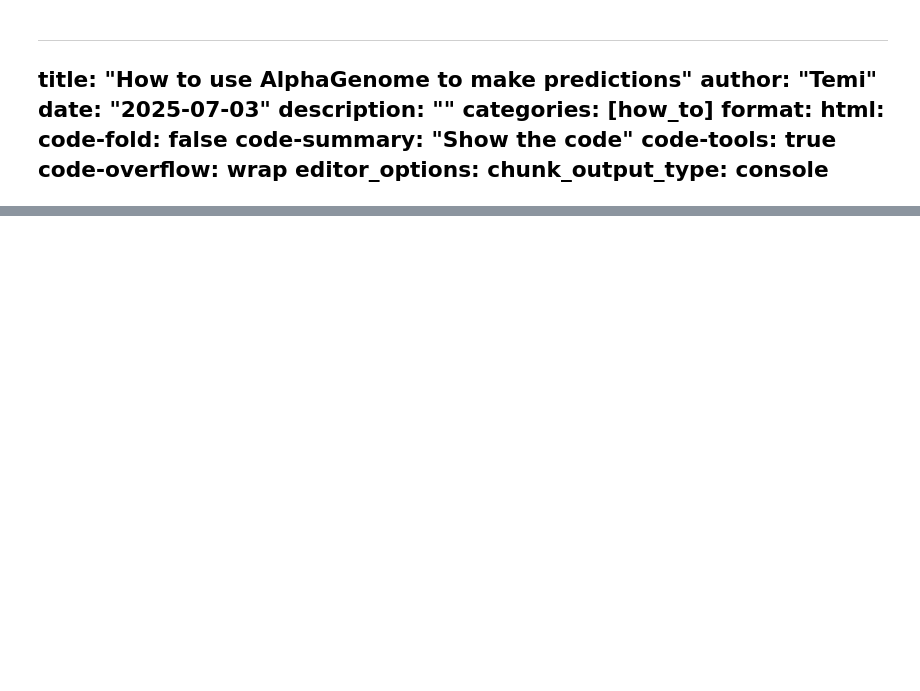
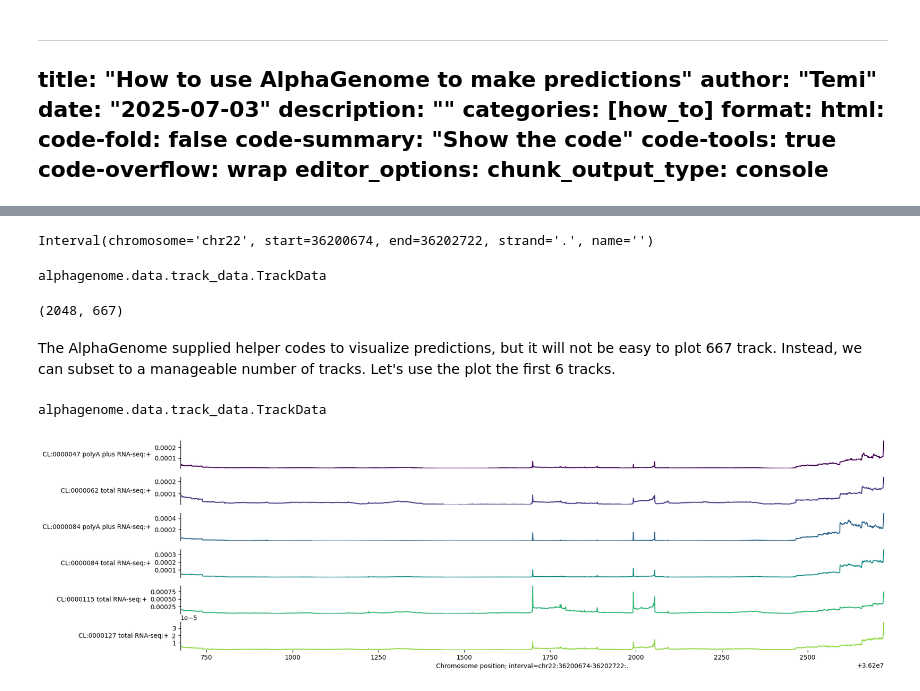
Before and after one commit to hakyimlab/web-lab-notes-quarto, a Jupyter notebook: post/2025-07-03-intro-to-alphagenome/index.ipynb, the cells around one changed output, grey strips where cells are left out. Cells and saved outputs as stored; diff of their text form; code cells hidden in the pictures; blank space fills up the shorter version.

Commit message:
updated alphagenome post

```diff
--- a/post/2025-07-03-intro-to-alphagenome/index.ipynb
+++ b/post/2025-07-03-intro-to-alphagenome/index.ipynb
@@ -535,0 +50,5 @@ That's it for the quick start guide. To dive in further, check out our [other tu
+# %%
+# use your api key here to get the model
+API_KEY = '<< insert your API key here' #AIzaSyB1t8L2Pt1ifgRB0pw8Iu_F41TLM50ohvE'
+# get the model
+alphagenome_model = dna_client.create(API_KEY)
@@ -535,0 +201,50 @@ That's it for the quick start guide. To dive in further, check out our [other tu
+# %%
+small_interval = genome.Interval('chr22', 36_150_498, 36_252_898).resize(
+    dna_client.SEQUENCE_LENGTH_2KB
+)
+small_interval
+# %% [output]
+Interval(chromosome='chr22', start=36200674, end=36202722, strand='.', name='')
+# %%
+# we will request for just the RNA_SEQ track
+# note that we use a different function here: predict_interval
+
+predictions_small_interval = alphagenome_model.predict_interval(
+    interval = small_interval,
+    requested_outputs=[dna_client.OutputType.RNA_SEQ],
+     ontology_terms=[]
+)
+
+rna_seq_predictions = predictions_small_interval.rna_seq
+type(rna_seq_predictions)
+# %% [output]
+alphagenome.data.track_data.TrackData
+# %%
+# how many tracks are there
+rna_seq_predictions.values.shape
+# %% [output]
+(2048, 667)
+# %% [markdown]
+The AlphaGenome supplied helper codes to visualize predictions, but it will not be easy to plot 667 track. Instead, we can subset to a manageable number of tracks. Let's use the plot the first 6 tracks.
+# %%
+# the argument here is a set of conditions of what tracks to return, here the first 6 tracks are True and the rest are False
+
+filtered_rna_seq_predictions = rna_seq_predictions.filter_tracks(
+    [True, True, True, True, True, True] + [False] * (rna_seq_predictions.values.shape[1] - 6)
+)
+type(filtered_rna_seq_predictions)
+# %% [output]
+alphagenome.data.track_data.TrackData
+# %%
+# then we can visualize these tracks
+plot_components.plot(
+    [
+        plot_components.Tracks(
+            tdata=filtered_rna_seq_predictions
+        )
+    ],
+    interval = filtered_rna_seq_predictions.interval
+)
+plt.show()
+# %% [output]
+[figure, added]
```
Also changed, not shown: parts of 120 cells of this notebook, 8 other files.
